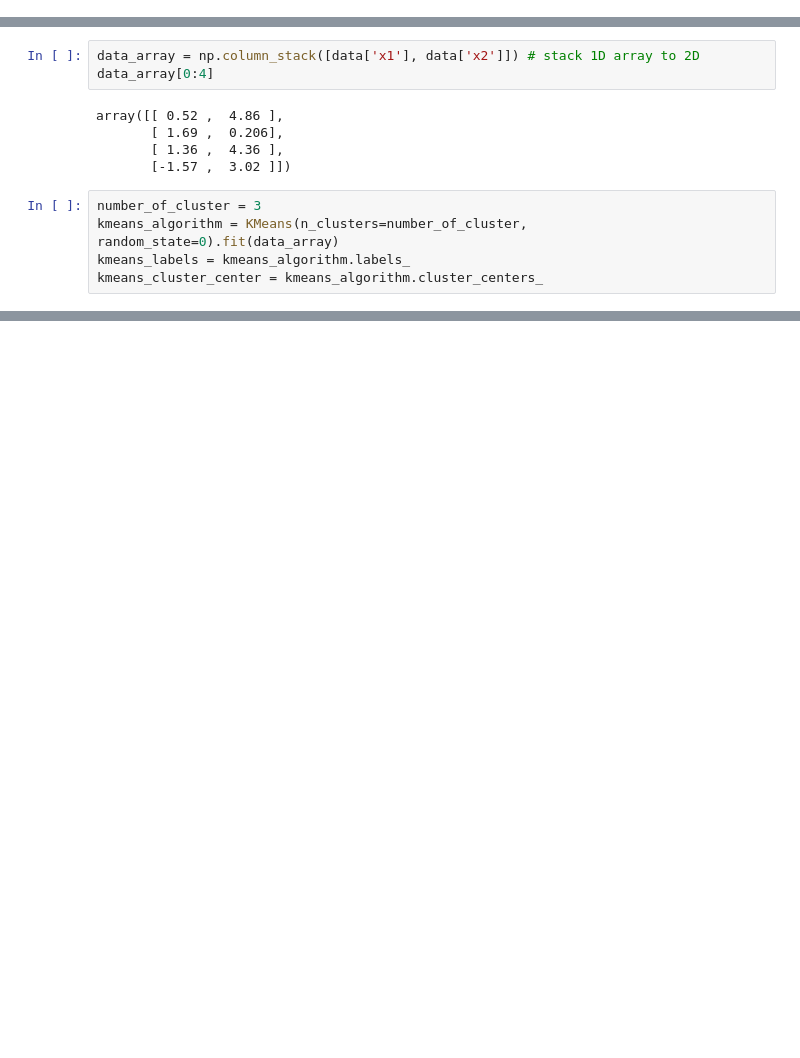
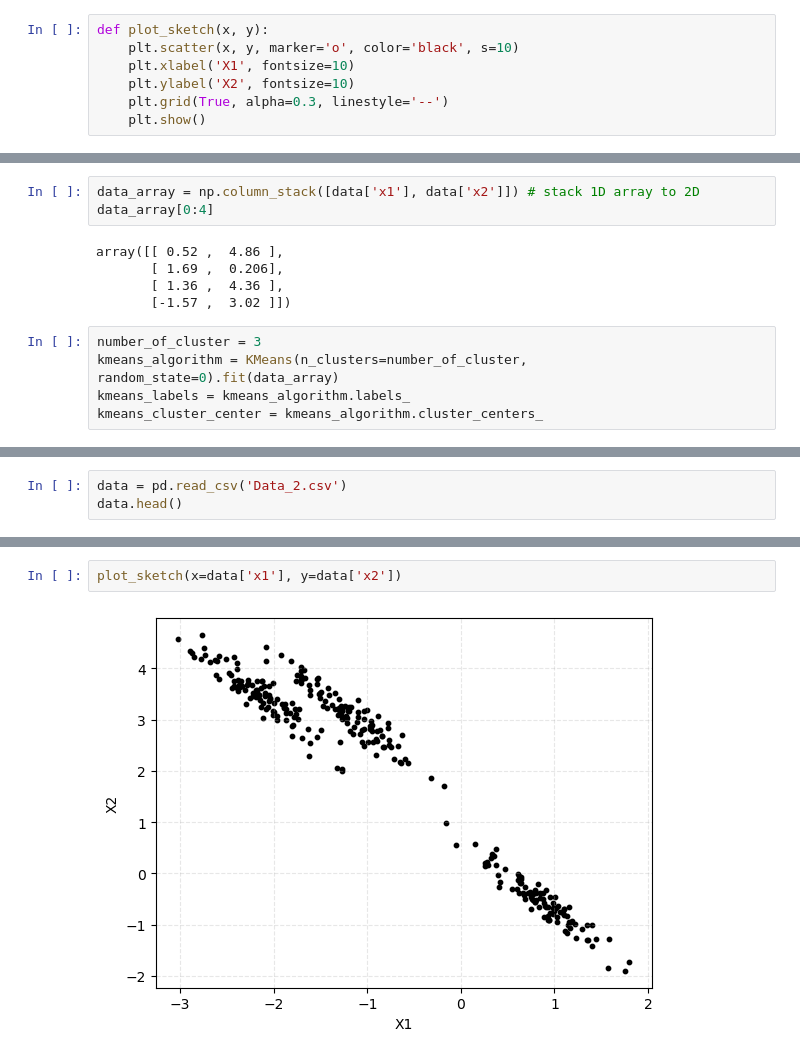
Before and after one commit to htetaunglynn94/handong_university, a Jupyter notebook: introduction_to_ml/clustering/clustering_algorithms.ipynb, the cells around one changed output, grey strips where cells are left out. Cells and saved outputs as stored; diff of their text form; blank space fills up the shorter version.

```diff
--- a/introduction_to_ml/clustering/clustering_algorithms.ipynb
+++ b/introduction_to_ml/clustering/clustering_algorithms.ipynb
@@ -20,0 +29,7 @@ from sklearn.metrics import silhouette_samples    #
+# %%
+def plot_sketch(x, y):
+    plt.scatter(x, y, marker='o', color='black', s=10)
+    plt.xlabel('X1', fontsize=10)
+    plt.ylabel('X2', fontsize=10)
+    plt.grid(True, alpha=0.3, linestyle='--')
+    plt.show()
@@ -65,0 +84,3 @@ plt.show()
+# %%
+data = pd.read_csv('Data_2.csv')
+data.head()
@@ -65,0 +94,4 @@ plt.show()
+# %%
+plot_sketch(x=data['x1'], y=data['x2'])
+# %% [output]
+[figure, added]
```
Also changed, not shown: parts of 33 cells of this notebook, 18 other files.
